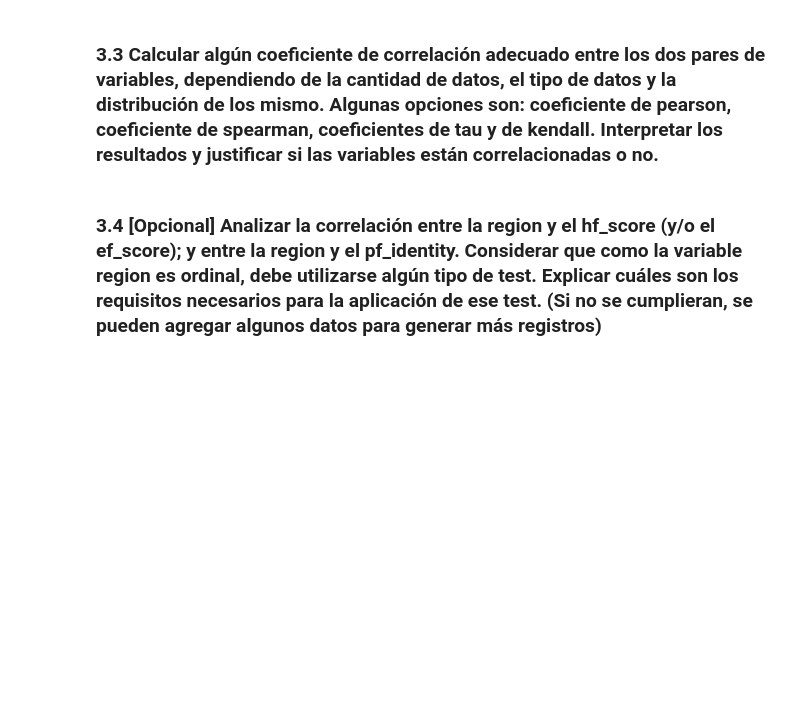
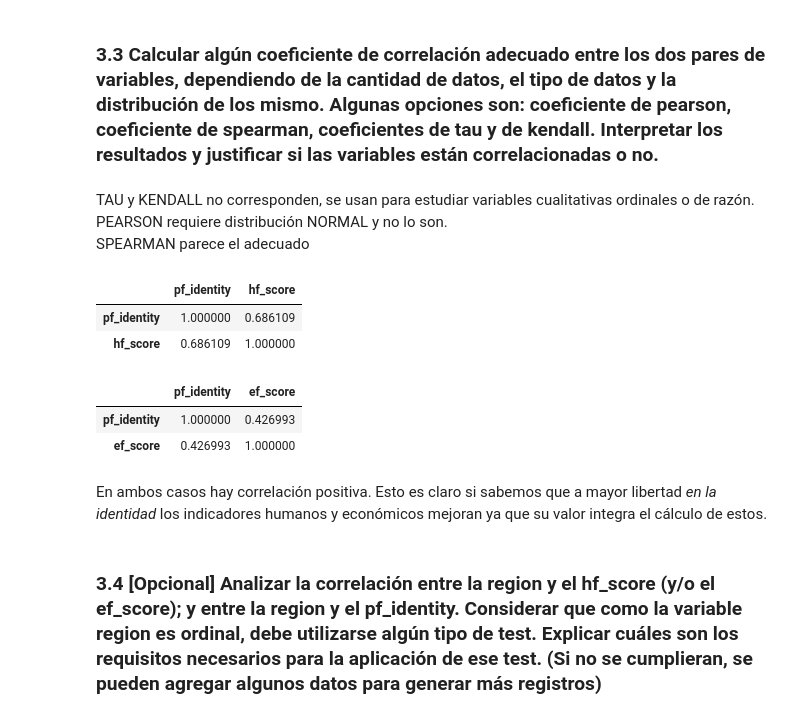
Before and after one commit to avdata99/diplo-datos-2019-practico-01, a Jupyter notebook: TP1 Visualizacion de datos.ipynb, the cells around one changed output. Saved outputs shown, nothing was run; the diff lists cells and outputs as text; code cells hidden in the pictures; blank space fills up the shorter version.

```diff
--- a/TP1 Visualizacion de datos.ipynb
+++ b/TP1 Visualizacion de datos.ipynb
@@ -515,4 +569,23 @@ plt.show()
 # %% [markdown]
 ### 3.3 Calcular algún coeficiente de correlación adecuado entre los dos pares de variables, dependiendo de la cantidad de datos, el tipo de datos y la distribución de los mismo. Algunas opciones son: coeficiente de pearson, coeficiente de spearman, coeficientes de tau y de kendall. Interpretar los resultados y justificar si las variables están correlacionadas o no.
+# %% [markdown]
+TAU y KENDALL no corresponden, se usan para estudiar variables cualitativas ordinales o de razón.
+PEARSON requiere distribución NORMAL y no lo son.
+SPEARMAN parece el adecuado
+# %%
+# Uso spearman
+important_dataset[['pf_identity', 'hf_score']].corr(method ='spearman')
+# %% [output]
+|  | pf_identity | hf_score |
+| pf_identity | 1.000000 | 0.686109 |
+| hf_score | 0.686109 | 1.000000 |
+# %%
+important_dataset[['pf_identity', 'ef_score']].corr(method ='spearman')
+# %% [output]
+|  | pf_identity | ef_score |
+| pf_identity | 1.000000 | 0.426993 |
+| ef_score | 0.426993 | 1.000000 |
+# %% [markdown]
+En ambos casos hay correlación positiva. Esto es claro si sabemos que a mayor libertad _en la identidad_ los indicadores humanos y económicos mejoran ya que su valor integra el cálculo de estos.
 # %% [markdown]
 ### 3.4 [Opcional] Analizar la correlación entre la region y el hf_score (y/o el ef_score); y entre la region y el pf_identity. Considerar que como la variable region es ordinal, debe utilizarse algún tipo de test. Explicar cuáles son los requisitos necesarios para la aplicación de ese test. (Si no se cumplieran, se pueden agregar algunos datos para generar más registros)
```
Also changed, not shown: parts of 3 cells of this notebook.
